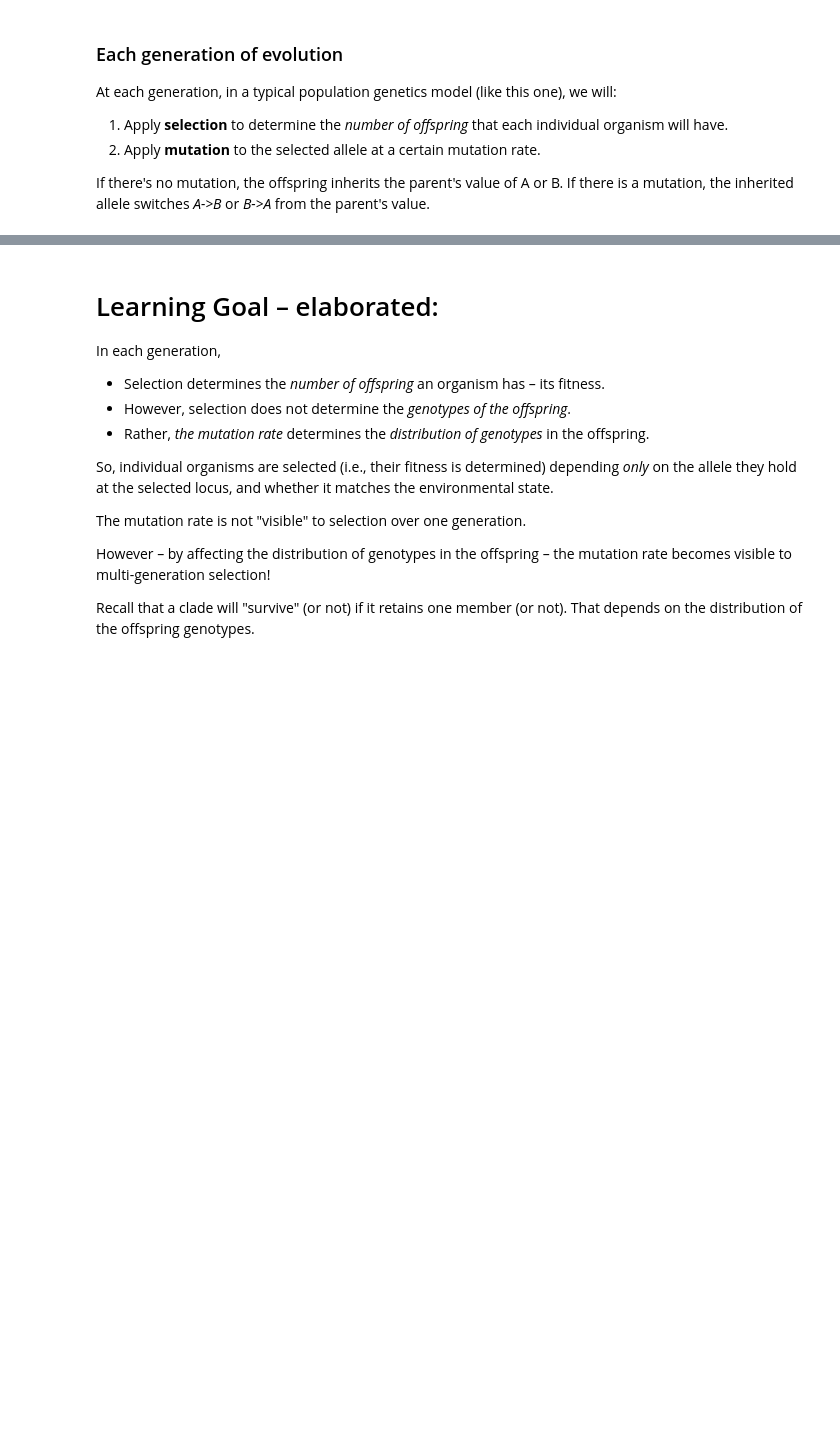
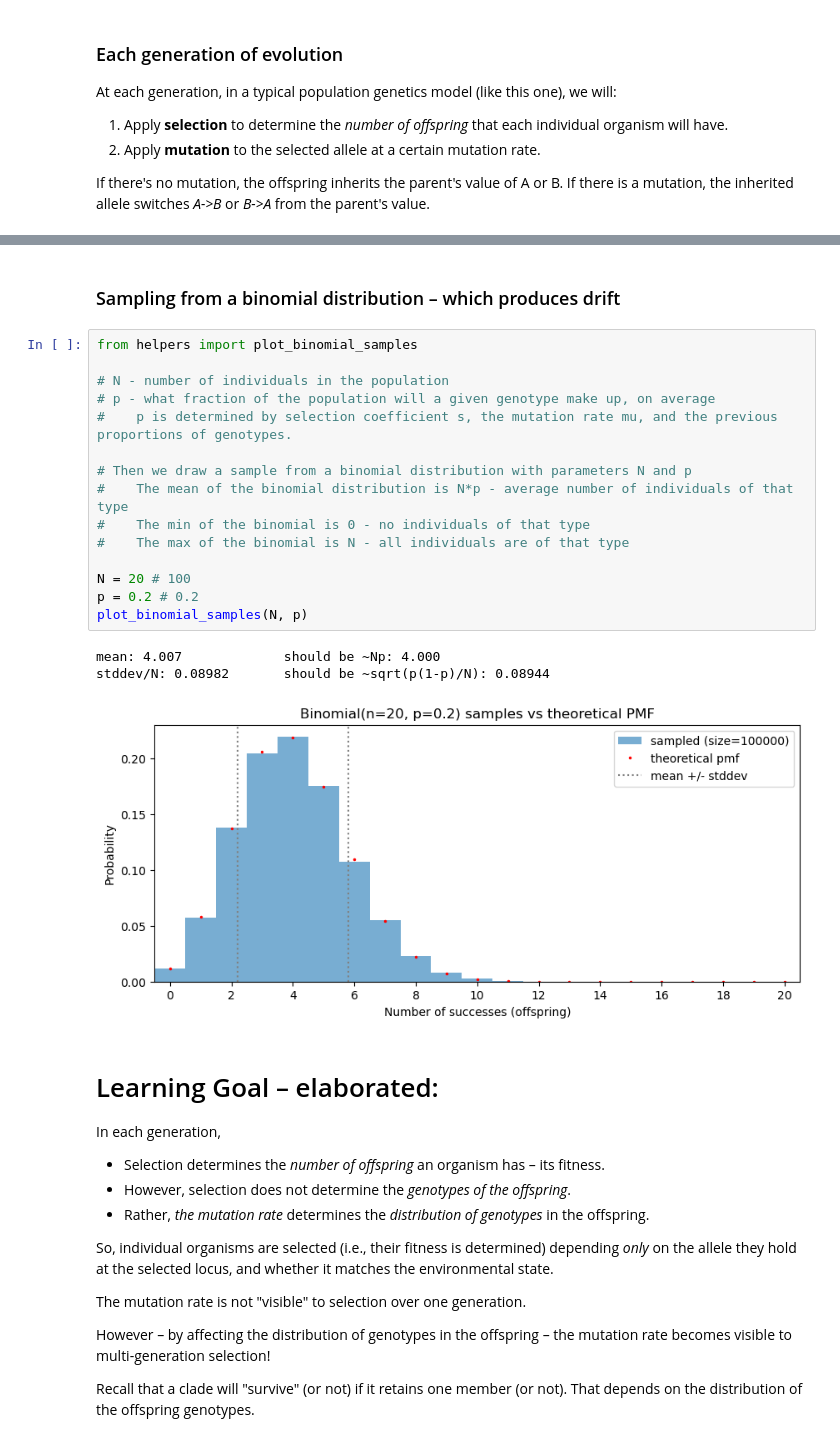
Before and after one commit to mepster/evosim, a Jupyter notebook: evosim.ipynb, the cells around one changed output, grey strips where cells are left out. Saved outputs shown, nothing was run; the diff lists cells and outputs as text; blank space fills up the shorter version.

Commit message:
more work on plot_binomial_samples

```diff
--- a/evosim.ipynb
+++ b/evosim.ipynb
@@ -61,3 +126,24 @@ The mutator locus itself never mutates. That means that all descendants of an in
+# %% [markdown]
+### Sampling from a binomial distribution – which produces drift
+# %%
+from helpers import plot_binomial_samples
+
+# N - number of individuals in the population
+# p - what fraction of the population will a given genotype make up, on average
+#    p is determined by selection coefficient s, the mutation rate mu, and the previous proportions of genotypes.
+
+# Then we draw a sample from a binomial distribution with parameters N and p
+#    The mean of the binomial distribution is N*p - average number of individuals of that type
+#    The min of the binomial is 0 - no individuals of that type
+#    The max of the binomial is N - all individuals are of that type
+
+N = 20 # 100
+p = 0.2 # 0.2
+plot_binomial_samples(N, p)
+# %% [output]
+mean: 4.007             should be ~Np: 4.000
+stddev/N: 0.08982       should be ~sqrt(p(1-p)/N): 0.08944
+[figure, new version]
 # %% [markdown]
 # Learning Goal – elaborated:
 
```
Also changed, not shown: parts of 6 cells of this notebook, 1 other file.
